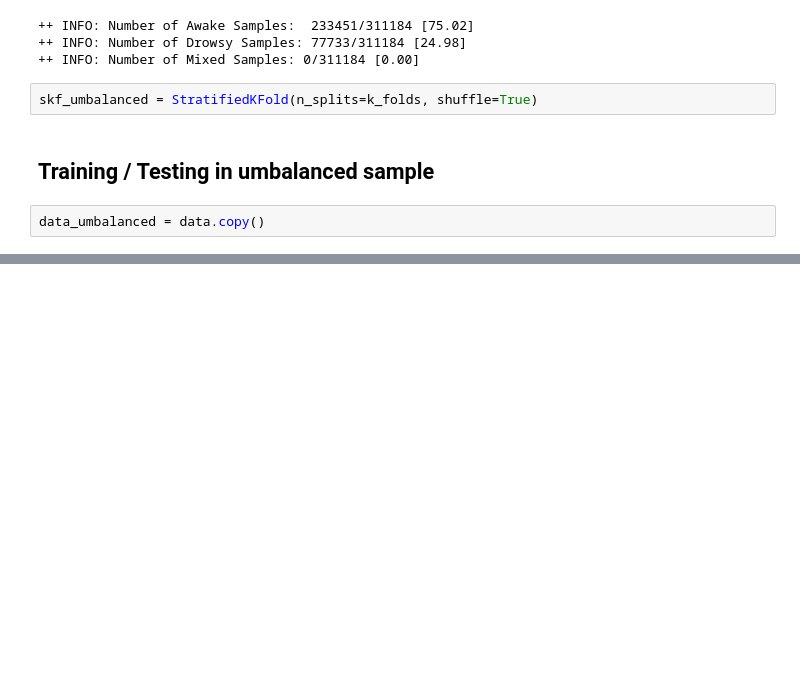
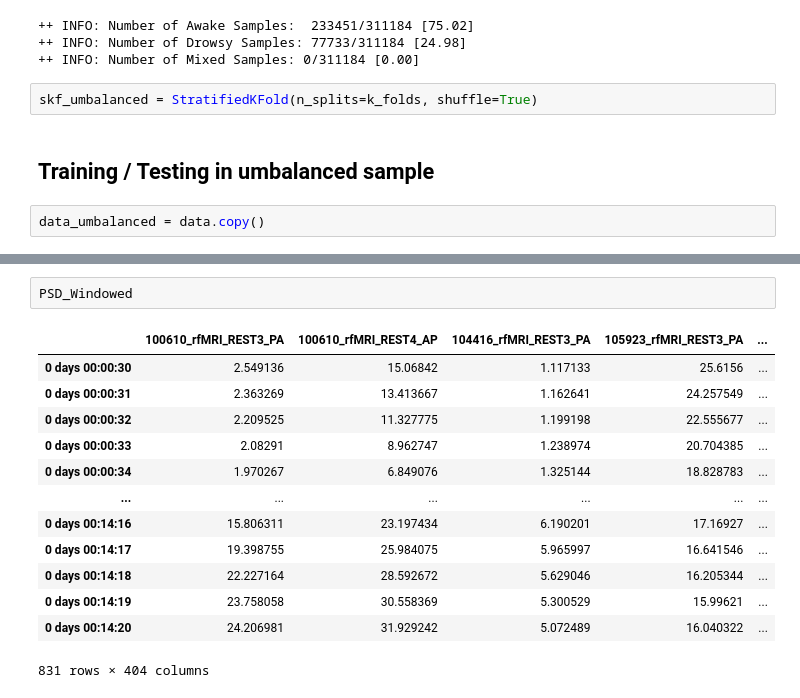
Before and after one commit to nimh-sfim/hcp7t_fv_sleep, a Jupyter notebook: Notebooks/N19_LogisticRegression.ipynb, the cells around one changed output, grey strips where cells are left out. Saved outputs shown, nothing was run; the diff lists cells and outputs as text; blank space fills up the shorter version.

```diff
--- a/Notebooks/N19_LogisticRegression.ipynb
+++ b/Notebooks/N19_LogisticRegression.ipynb
@@ -397,0 +427,16 @@ dtype: float64
+# %%
+PSD_Windowed
+# %% [output]
+|  | 100610_rfMRI_REST3_PA | 100610_rfMRI_REST4_AP | 104416_rfMRI_REST3_PA | 105923_rfMRI_REST3_PA | ... |
+| 0 days 00:00:30 | 2.549136 | 15.06842 | 1.117133 | 25.6156 | ... |
+| 0 days 00:00:31 | 2.363269 | 13.413667 | 1.162641 | 24.257549 | ... |
+| 0 days 00:00:32 | 2.209525 | 11.327775 | 1.199198 | 22.555677 | ... |
+| 0 days 00:00:33 | 2.08291 | 8.962747 | 1.238974 | 20.704385 | ... |
+| 0 days 00:00:34 | 1.970267 | 6.849076 | 1.325144 | 18.828783 | ... |
+| ... | ... | ... | ... | ... | ... |
+| 0 days 00:14:16 | 15.806311 | 23.197434 | 6.190201 | 17.16927 | ... |
+| 0 days 00:14:17 | 19.398755 | 25.984075 | 5.965997 | 16.641546 | ... |
+| 0 days 00:14:18 | 22.227164 | 28.592672 | 5.629046 | 16.205344 | ... |
+| 0 days 00:14:19 | 23.758058 | 30.558369 | 5.300529 | 15.99621 | ... |
+| 0 days 00:14:20 | 24.206981 | 31.929242 | 5.072489 | 16.040322 | ... |
+831 rows × 404 columns
```
Also changed, not shown: parts of 15 cells of this notebook, 3 other files.
